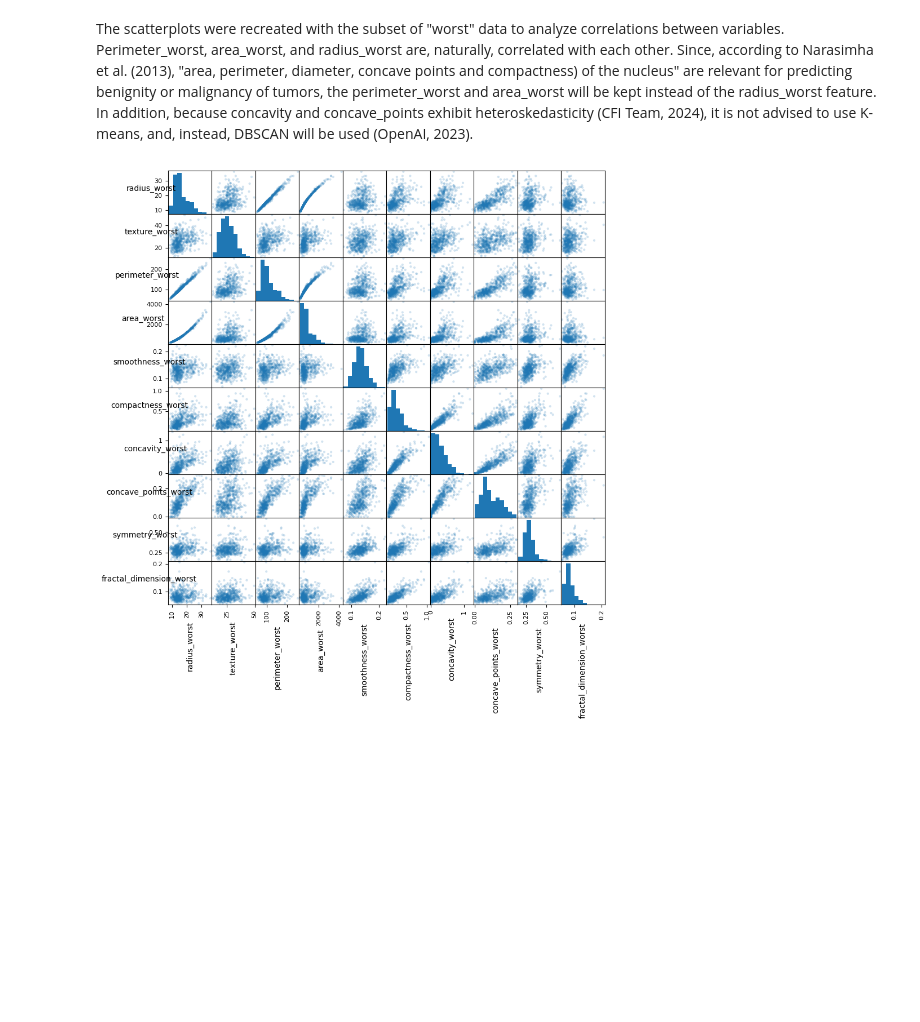
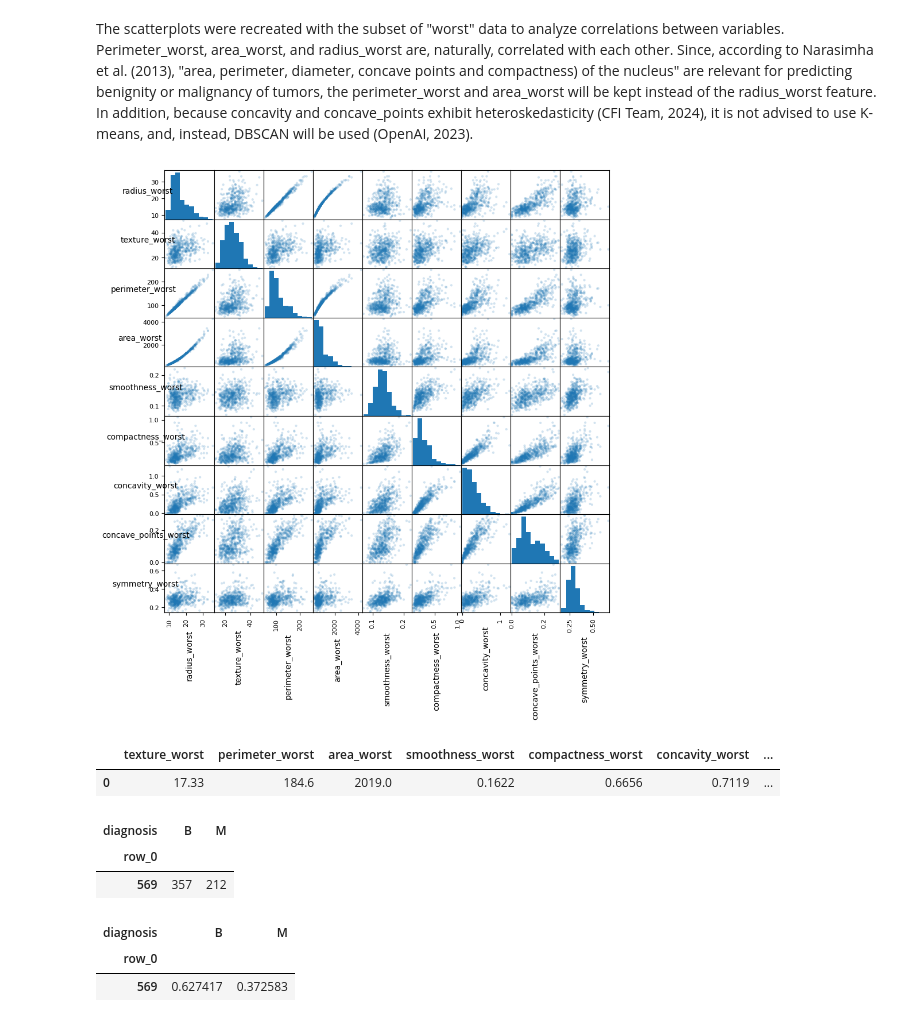
Before and after one commit to celina-velazquez/ads-502, a Jupyter notebook: Final-Project-Team-7.ipynb, the cells around one changed output. Cells and saved outputs as stored; diff of their text form; code cells hidden in the pictures; blank space fills up the shorter version.

```diff
--- a/Final-Project-Team-7.ipynb
+++ b/Final-Project-Team-7.ipynb
@@ -40,0 +85,5 @@ df = df.drop(['id'], axis=1)
+# %%
+# Separate the numeric predictor variables into their own data frame for the training and test data sets
+numeric_df_train = df_train.select_dtypes(include=['number'])
+
+numeric_df_test = df_test.select_dtypes(include=['number'])
@@ -99,7 +153,7 @@ correlation_matrix
 We observe the correlation scatterplots for the first 16 columns, named axes, and then the remaining columns, named axes2, to determine which variables exhibit multicollinearity. We want to see no correlation when selecting variables for our analysis. Variables that exhibit linear or other relationships will be discarded.
 # %%
 # Select only the first 16 columns
-numeric_df_first_half = numeric_df.iloc[:, :16]
+numeric_df_first_half = numeric_df_train.iloc[:, :16]
 
 # Plotting the scatter matrix for the first 16 columns
 axes = pd.plotting.scatter_matrix(numeric_df_first_half, alpha=0.2, figsize=(10, 10), diagonal='hist');
@@ -118,6 +172,6 @@ for ax in axes.flatten():
 # %%
 # Select the second half (columns 17 to 32) of the DataFrame
-numeric_df_second_half = numeric_df.iloc[:, 17:31]
+numeric_df_second_half = numeric_df_train.iloc[:, 17:31]
 
 # Plotting the scatter matrix for the second half of the columns and suppressing the axes array output
 axes2 = pd.plotting.scatter_matrix(numeric_df_second_half, alpha=0.2, figsize=(10, 10), diagonal='hist');
@@ -136,6 +190,6 @@ for ax in axes2.flatten():
 # %% [markdown]
 In addition, three analyses will be performed to use the means only, then standard errors only, and lastly, worst only. For the first iteration, We will drop the means and standard error columns. An initial observation is that area_mean and perimeter_mean exhibit a linear relationship with radius_mean, naturally, since they are functions that use radius, so they will be dropped.
 # %%
-df_worst = df.drop(numeric_df.iloc[:, :20], axis=1)
+df_worst = df.drop(numeric_df_train.iloc[:, :20], axis=1)
 df_worst
 # %% [output]
@@ -181,20 +231,46 @@ Xz_standard.set_xticklabels(bp.get_xticklabels(), rotation=90);
 # %% [markdown]
 The scatterplots were recreated with the subset of "worst" data to analyze correlations between variables. Perimeter_worst, area_worst, and radius_worst are, naturally, correlated with each other. Since, according to Narasimha et al. (2013), "area, perimeter, diameter, concave points and compactness) of the nucleus" are relevant for predicting benignity or malignancy of tumors, the perimeter_worst and area_worst will be kept instead of the radius_worst feature. In addition, because concavity and concave_points exhibit heteroskedasticity (CFI Team, 2024), it is not advised to use K-means, and, instead, DBSCAN will be used (OpenAI, 2023).
 # %%
-# Plotting the scatter matrix for the second half of the columns and suppressing the axes array output
-axes3 = pd.plotting.scatter_matrix(df_worst, alpha=0.2, figsize=(10, 10), diagonal='hist');
+# Plotting the scatter matrix for the "worst" numeric columns only and suppressing the axes array output
+
+# Select only the first 9 columns from the df_worst dataframe
+numeric_df_worst = df_worst.iloc[:, :9]
+
+axes3 = pd.plotting.scatter_matrix(numeric_df_worst, alpha=0.2, figsize=(10, 10), diagonal='hist');
 
 # Rotate the x-axis labels to be vertical and keep the y-axis labels horizontal
 for ax in axes3.flatten():
     ax.set_xlabel(ax.get_xlabel(), rotation=90)  # Set x-label to vertical
     ax.set_ylabel(ax.get_ylabel(), rotation=0)   # Keep y-label horizontal
 
 # Optionally, you can adjust the size of the labels for better readability
 for ax in axes3.flatten():
     ax.set_xlabel(ax.get_xlabel(), fontsize=10)
     ax.set_ylabel(ax.get_ylabel(), fontsize=10)
 # %% [output]
-[figure, old version]
+[figure, new version]
 # %%
 # Drop the radius_worst column
 df_worst = df_worst.drop(['radius_worst'], axis=1)
+# %%
+df_worst.head(1)
+# %% [output]
+|  | texture_worst | perimeter_worst | area_worst | smoothness_worst | compactness_worst | concavity_worst | ... |
+| 0 | 17.33 | 184.6 | 2019.0 | 0.1622 | 0.6656 | 0.7119 | ... |
+# %%
+# Create a cross tabulation of the target variable, diagnosis
+length = len(df_orig)
+crosstab_01 = pd.crosstab(length, df_orig['diagnosis'])
+crosstab_01
+# %% [output]
+| diagnosis | B | M |
+| row_0 |  |  |
+| 569 | 357 | 212 |
+# %%
+# Create a normalized table
+crosstab_norm = crosstab_01.div(crosstab_01.sum(1), axis = 0)
+crosstab_norm
+# %% [output]
+| diagnosis | B | M |
+| row_0 |  |  |
+| 569 | 0.627417 | 0.372583 |
```
Also changed, not shown: parts of 29 cells of this notebook.
